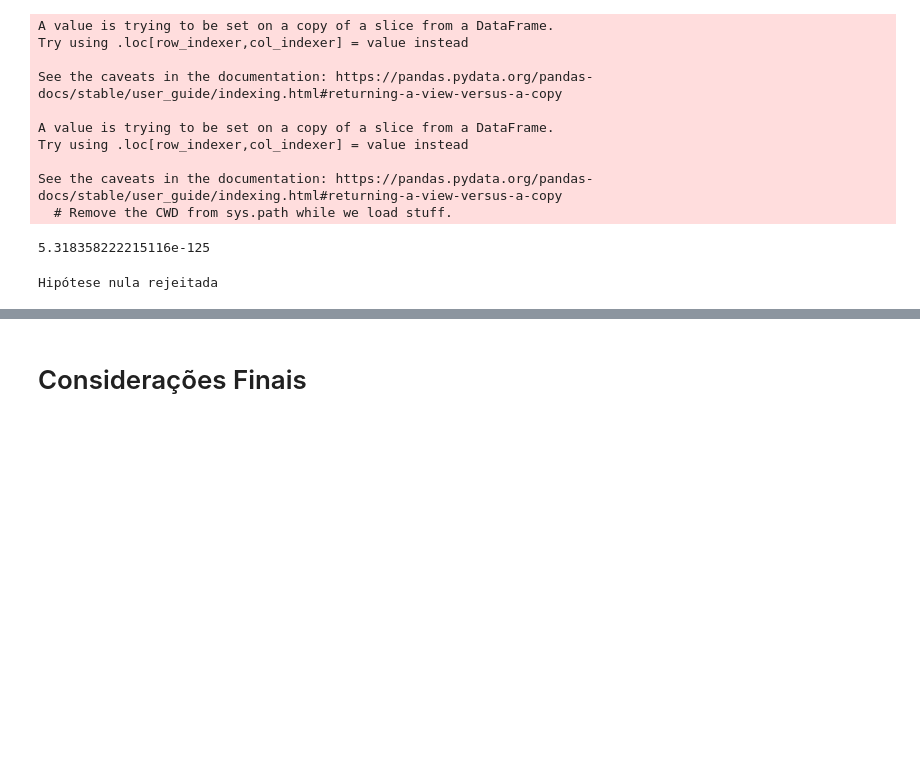
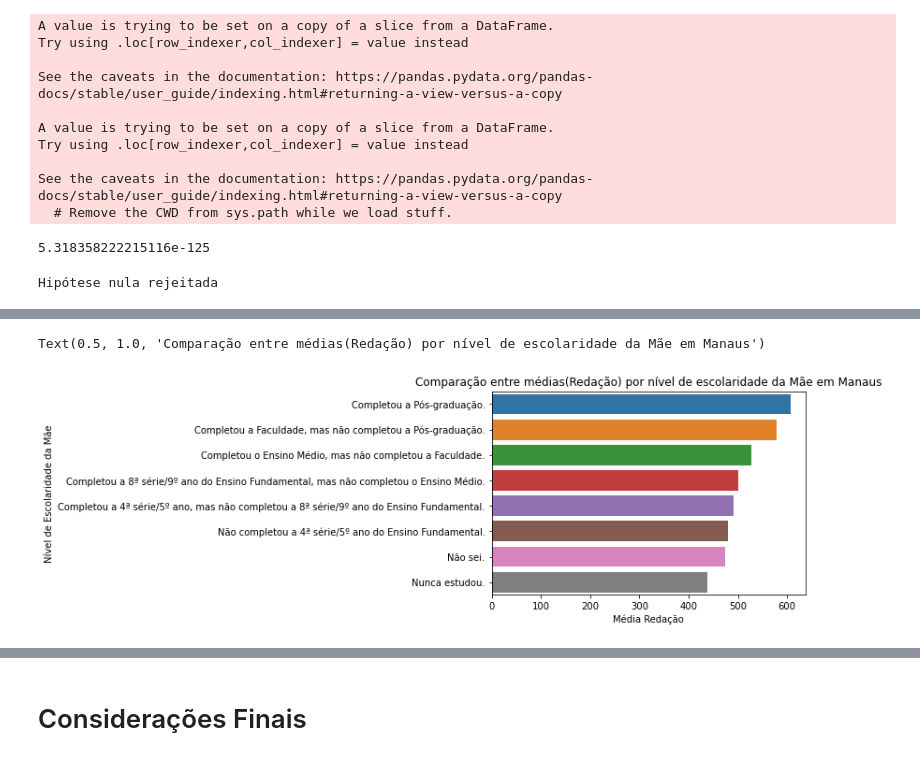
Before and after one commit to paulordie/aquis-preproc-explo-dados, a Jupyter notebook: projeto-final-enem2019.ipynb, the cells around one changed output, grey strips where cells are left out. Cells and saved outputs as stored; diff of their text form; code cells hidden in the pictures; blank space fills up the shorter version.

```diff
--- a/projeto-final-enem2019.ipynb
+++ b/projeto-final-enem2019.ipynb
@@ -788,0 +964,10 @@ Hipótese nula rejeitada
+# %%
+quadro_resumo_escolaridade_mae_manaus = enem_manaus[['Q002', 'NU_NOTA_REDACAO']].groupby(['Q002']).mean().sort_values(by='NU_NOTA_REDACAO', ascending=False).reset_index()
+
+ax = sns.barplot(x="NU_NOTA_REDACAO", y="Q002", data=quadro_resumo_escolaridade_mae_manaus)
+ax.set_xlabel('Média Redação')
+ax.set_ylabel('Nível de Escolaridade da Mãe')
+ax.set_title('Comparação entre médias(Redação) por nível de escolaridade da Mãe em Manaus')
+# %% [output]
+Text(0.5, 1.0, 'Comparação entre médias(Redação) por nível de escolaridade da Mãe em Manaus')
+[figure, added]
```
Also changed, not shown: parts of 55 cells of this notebook.
